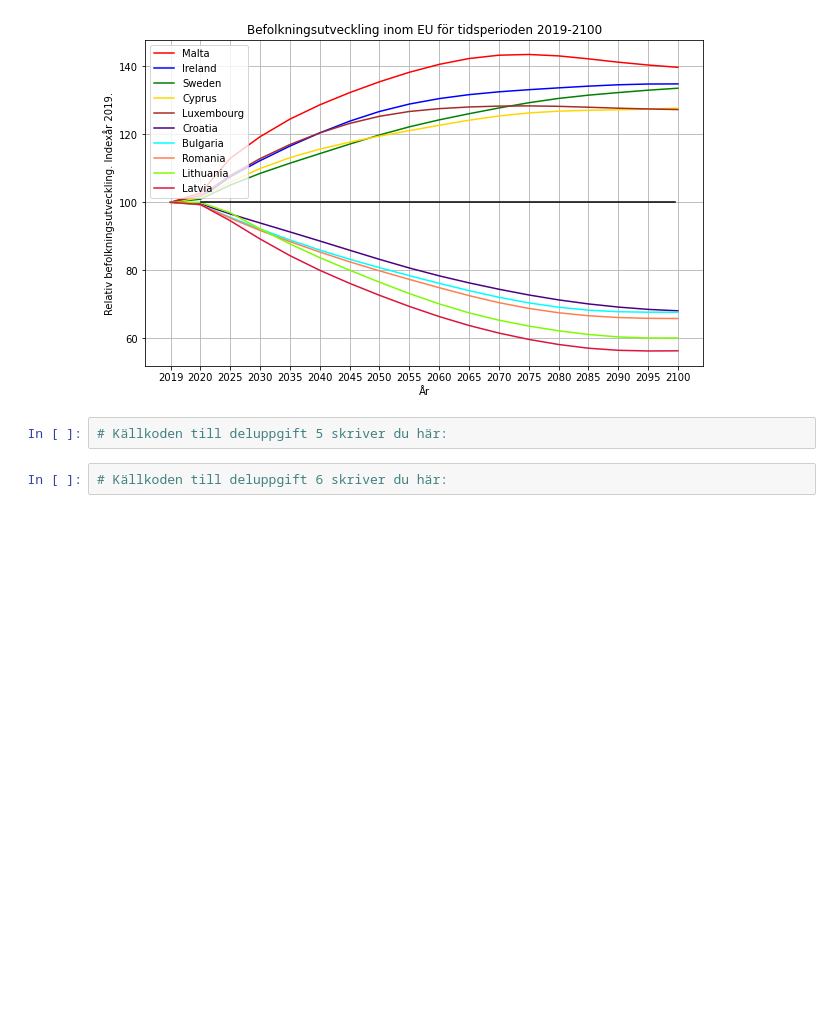
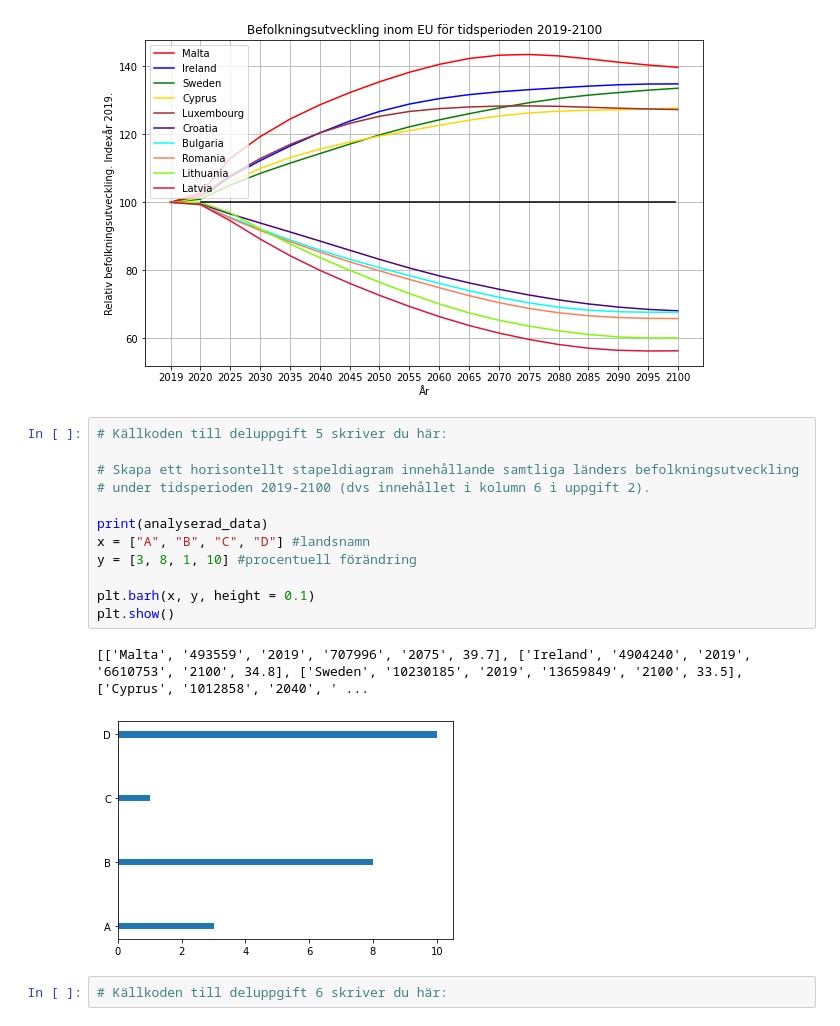
Before and after one commit to RogerJohanssonITHS/GrundlaggandeProgrammeringiPython, a Jupyter notebook: Källkod_inl_uppgift.ipynb, the cells around one changed output. Drawn from its saved outputs; the diff is of its cells as text; blank space fills up the shorter version.

```diff
--- a/Källkod_inl_uppgift.ipynb
+++ b/Källkod_inl_uppgift.ipynb
@@ -234,7 +234,20 @@ plt.ylabel('Relativ befolkningsutveckling. Indexår 2019.')
 plt.show()
 # %% [output]
 [figure]
-# %%
-# Källkoden till deluppgift 5 skriver du här:
+# %%
+# Källkoden till deluppgift 5 skriver du här:
+
+# Skapa ett horisontellt stapeldiagram innehållande samtliga länders befolkningsutveckling
+# under tidsperioden 2019-2100 (dvs innehållet i kolumn 6 i uppgift 2).
+
+print(analyserad_data)
+x = ["A", "B", "C", "D"] #landsnamn
+y = [3, 8, 1, 10] #procentuell förändring
+
+plt.barh(x, y, height = 0.1)
+plt.show()
+# %% [output]
+[['Malta', '493559', '2019', '707996', '2075', 39.7], ['Ireland', '4904240', '2019', '6610753', '2100', 34.8], ['Sweden', '10230185', '2019', '13659849', '2100', 33.5], ['Cyprus', '1012858', '2040', ' ...
+[figure, added]
 # %%
 # Källkoden till deluppgift 6 skriver du här:
```
Also changed, not shown: 1 other file.
